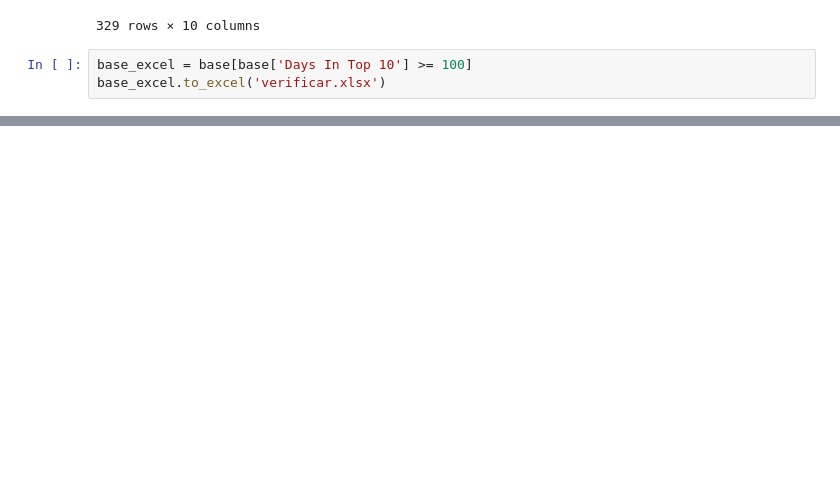
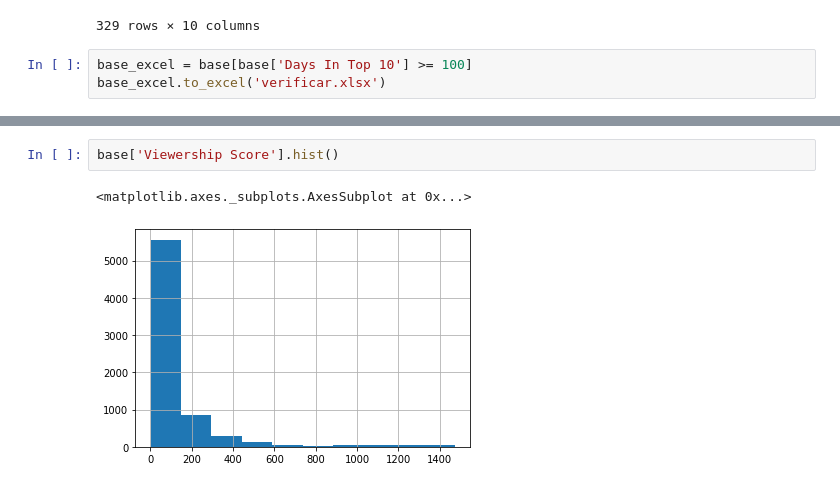
Before and after one commit to danoliver1792/jupyter_projects, a Jupyter notebook: netflix_analise.ipynb, the cells around one changed output, grey strips where cells are left out. Saved outputs shown, nothing was run; the diff lists cells and outputs as text; blank space fills up the shorter version.

```diff
--- a/netflix_analise.ipynb
+++ b/netflix_analise.ipynb
@@ -133,0 +156,5 @@ base_excel.to_excel('verificar.xlsx')
+# %%
+base['Viewership Score'].hist()
+# %% [output]
+<matplotlib.axes._subplots.AxesSubplot at 0x...>
+[figure, added]
```
Also changed, not shown: parts of 4 cells of this notebook.
